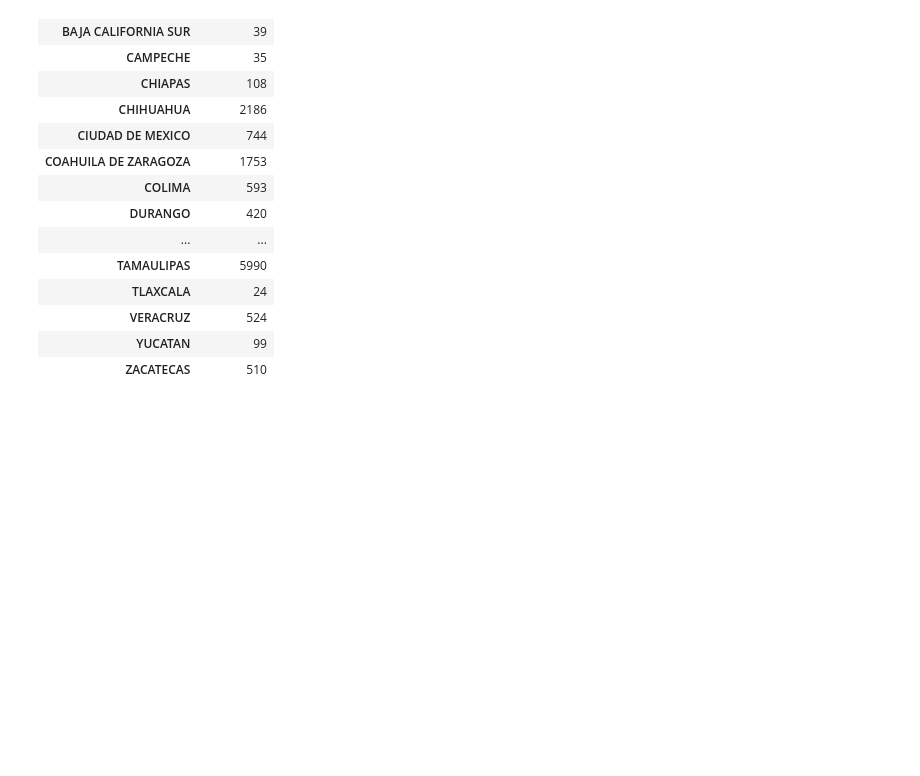
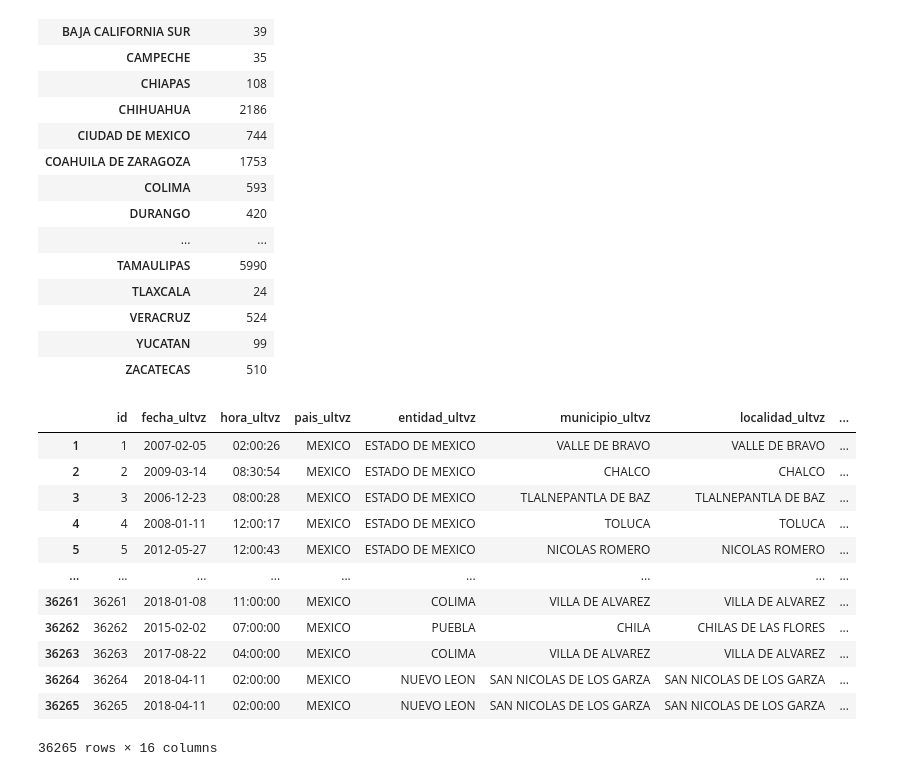
Before and after one commit to MinervaNunez/Proyecto-de-Python-BEDU, a Jupyter notebook: Proyecto_final_E8.ipynb, the cells around one changed output. Cells and saved outputs as stored; diff of their text form; code cells hidden in the pictures; blank space fills up the shorter version.

```diff
--- a/Proyecto_final_E8.ipynb
+++ b/Proyecto_final_E8.ipynb
@@ -287,3 +291,29 @@ df_freq_estados
 | VERACRUZ | 524 |
 | YUCATAN | 99 |
 | ZACATECAS | 510 |
+# %%
+# AGREGAMOS UN IDENTIFICADOR UNICO CON RESPECTO AL INDEX ACTUAL
+
+#  COMO EL DATAFRAME ORIGINAL NO CONTIENE UN IDENTIFICADOR UNICO DIFERENTE AL INDEX, UTILIZAREMOS EL VALOR DEL INDEX PARA IDENTIFICAR A LOS SUJETOS
+
+
+if set(['id']).issubset(df_2.columns):
+   print("ya existe ID")
+else:
+  df_2.insert(0,"id", df_2.index, allow_duplicates=False)
+
+df_2
+# %% [output]
+|  | id | fecha_ultvz | hora_ultvz | pais_ultvz | entidad_ultvz | municipio_ultvz | localidad_ultvz | ... |
+| 1 | 1 | 2007-02-05 | 02:00:26 | MEXICO | ESTADO DE MEXICO | VALLE DE BRAVO | VALLE DE BRAVO | ... |
+| 2 | 2 | 2009-03-14 | 08:30:54 | MEXICO | ESTADO DE MEXICO | CHALCO | CHALCO | ... |
+| 3 | 3 | 2006-12-23 | 08:00:28 | MEXICO | ESTADO DE MEXICO | TLALNEPANTLA DE BAZ | TLALNEPANTLA DE BAZ | ... |
+| 4 | 4 | 2008-01-11 | 12:00:17 | MEXICO | ESTADO DE MEXICO | TOLUCA | TOLUCA | ... |
+| 5 | 5 | 2012-05-27 | 12:00:43 | MEXICO | ESTADO DE MEXICO | NICOLAS ROMERO | NICOLAS ROMERO | ... |
+| ... | ... | ... | ... | ... | ... | ... | ... | ... |
+| 36261 | 36261 | 2018-01-08 | 11:00:00 | MEXICO | COLIMA | VILLA DE ALVAREZ | VILLA DE ALVAREZ | ... |
+| 36262 | 36262 | 2015-02-02 | 07:00:00 | MEXICO | PUEBLA | CHILA | CHILAS DE LAS FLORES | ... |
+| 36263 | 36263 | 2017-08-22 | 04:00:00 | MEXICO | COLIMA | VILLA DE ALVAREZ | VILLA DE ALVAREZ | ... |
+| 36264 | 36264 | 2018-04-11 | 02:00:00 | MEXICO | NUEVO LEON | SAN NICOLAS DE LOS GARZA | SAN NICOLAS DE LOS GARZA | ... |
+| 36265 | 36265 | 2018-04-11 | 02:00:00 | MEXICO | NUEVO LEON | SAN NICOLAS DE LOS GARZA | SAN NICOLAS DE LOS GARZA | ... |
+36265 rows × 16 columns
```
Also changed, not shown: parts of 16 cells of this notebook.
